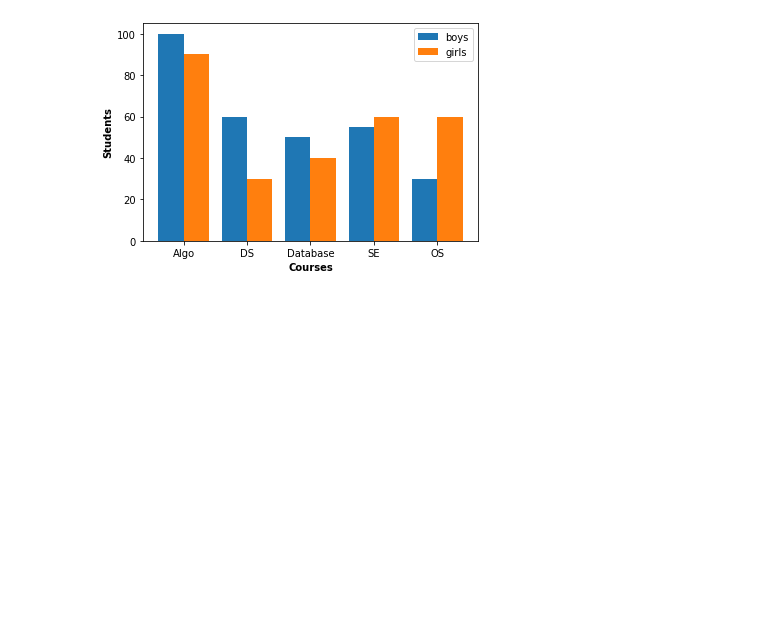
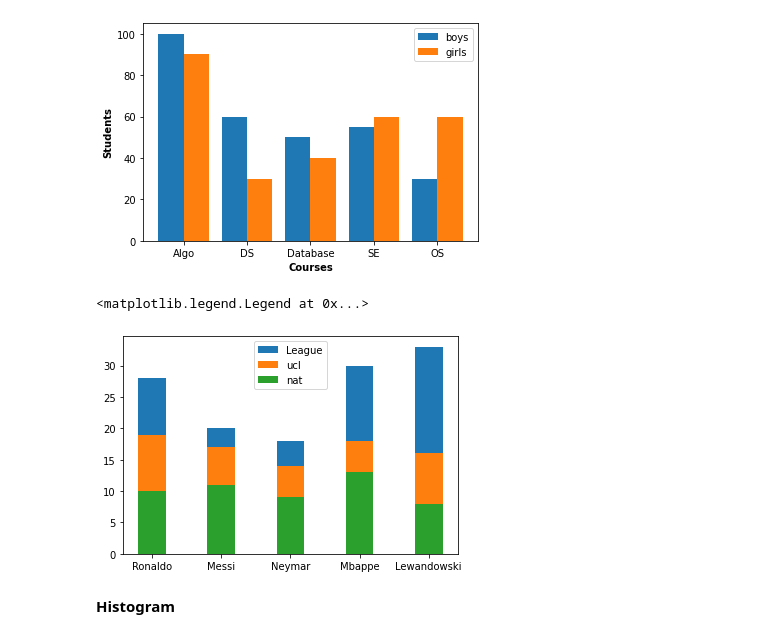
Before and after one commit to ShakilM26/Data-Visualization, a Jupyter notebook: matplotlib.ipynb, the cells around one changed output. Saved outputs shown, nothing was run; the diff lists cells and outputs as text; code cells hidden in the pictures; blank space fills up the shorter version.

```diff
--- a/matplotlib.ipynb
+++ b/matplotlib.ipynb
@@ -83,3 +83,18 @@ plt.legend()
 plt.show()
 # %% [output]
 [figure]
+# %%
+names=['Ronaldo', 'Messi', 'Neymar', 'Mbappe', 'Lewandowski']
+league=[28,20,18,30,33]
+ucl=[9,6,5,5,8]
+nat=[10,11,9,13,8]
+# %%
+plt.bar(names, league, width=0.4, label='League')
+plt.bar(names, ucl, width=0.4, label='ucl', bottom=nat)
+plt.bar(names, nat, width=0.4, label='nat')
+plt.legend()
+# %% [output]
+<matplotlib.legend.Legend at 0x...>
+[figure, added]
+# %% [markdown]
+**Histogram**
```
Also changed, not shown: parts of 2 cells of this notebook.
